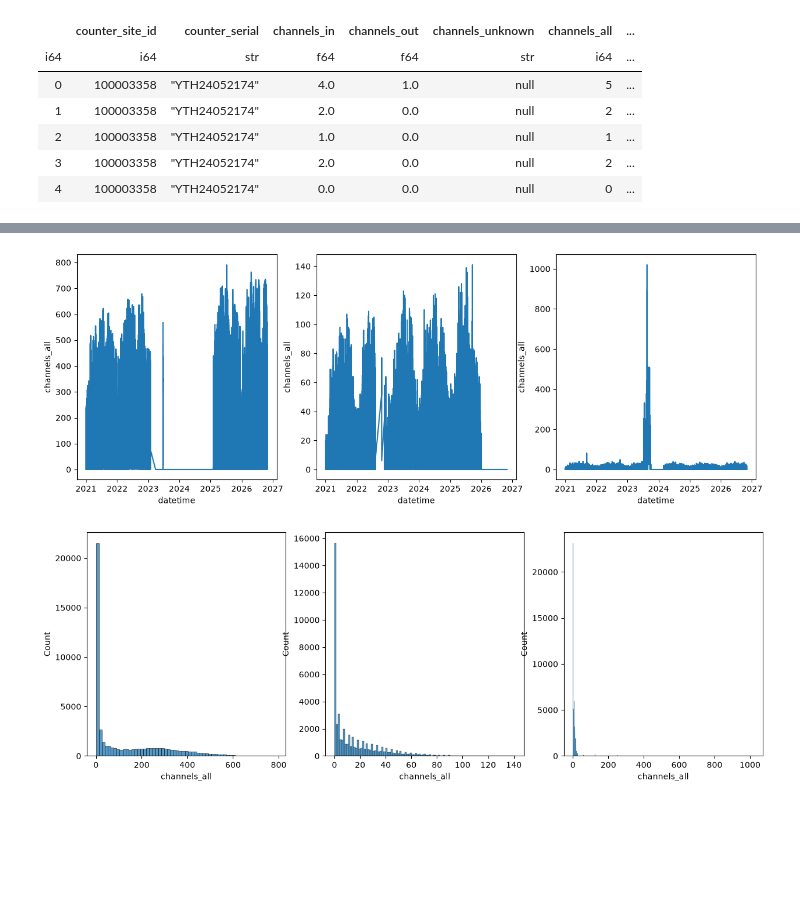
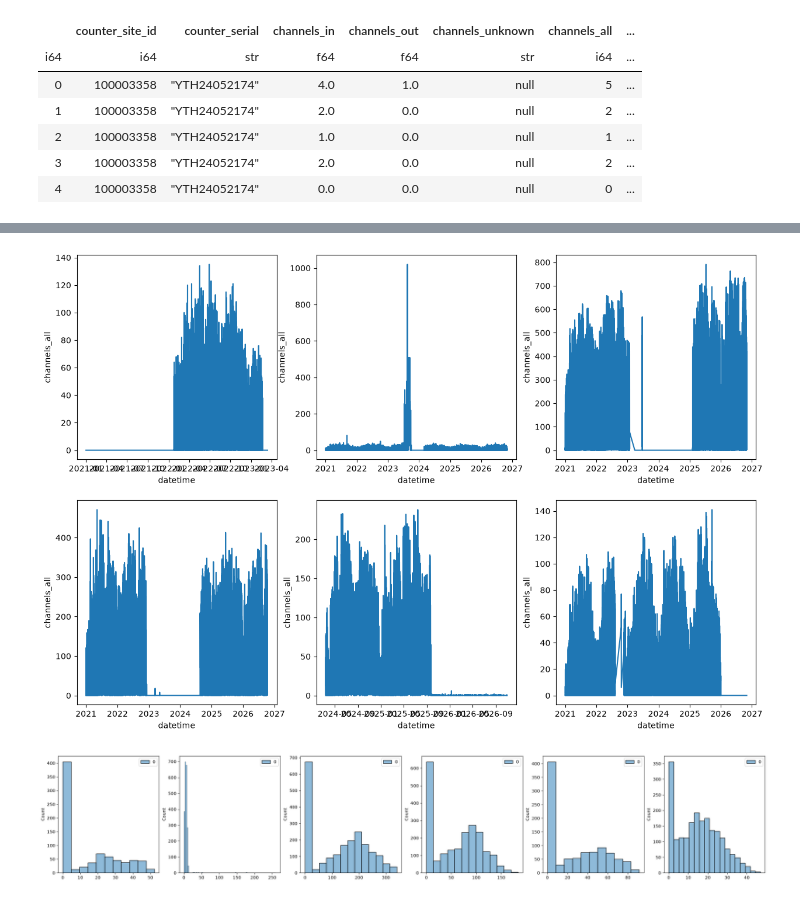
Before and after one commit to danrocag/fahrrad-analyse, a Jupyter notebook: src/fahrrad_analyse/clean.ipynb, the cells around one changed output, grey strips where cells are left out. Drawn from its saved outputs; the diff is of its cells as text; code cells hidden in the pictures; blank space fills up the shorter version.

Commit message:
Understanding problems in the data better

```diff
--- a/src/fahrrad_analyse/clean.ipynb
+++ b/src/fahrrad_analyse/clean.ipynb
@@ -50,16 +110,16 @@ shape: (3, 2)
 # %%
 N = counters_with_gaps.shape[0]
-fig, axs = plt.subplots(1, N, figsize=(5*N, 5))
+fig, axs = plt.subplots(2, 3, figsize=(5*3, 5*2))
 
 for i in range(N):
-    ax = axs[i]
+    ax = axs.flatten()[i]
     site_id, l = counters_with_gaps.row(i)
-    station = counters.filter(pl.col("counter_site_id") == site_id)
-    sns.lineplot(data=station.to_pandas(), x="datetime", y="channels_all", ax=ax)
+    station_daily_peaks = (counters.filter(pl.col("counter_site_id") == site_id))
+    sns.lineplot(data=station_daily_peaks, x="datetime", y="channels_all", ax=ax)
 
 # Clearly some counters have significant gaps, and also outliers in the upper direction which are probably measuring errors
 # %% [output]
-[figure, old version]
+[figure, new version]
 # %%
 N = counters_with_gaps.shape[0]
 fig, axs = plt.subplots(1, N, figsize=(5*N, 5))
@@ -67,9 +127,15 @@ fig, axs = plt.subplots(1, N, figsize=(5*N, 5))
 for i in range(N):
     ax = axs[i]
     site_id, l = counters_with_gaps.row(i)
-    station = counters.filter(pl.col("counter_site_id") == site_id)
-    sns.histplot(data=station.to_pandas(), x="channels_all", ax=ax)
+    station_daily_peaks = (
+        counters
+        .filter(pl.col("counter_site_id") == site_id)
+        .group_by(by=pl.col("datetime").dt.date())
+        .agg(pl.col("channels_all").mean())
+        .select(pl.col("channels_all"))
+    )
+    sns.histplot(station_daily_peaks, ax=ax)
 
-# Clearly some counters have significant gaps, and also outliers in the upper direction which are probably measuring errors
+# The daily peaks seem to be normally distributed
 # %% [output]
-[figure, old version]
+[figure, new version]
```
Also changed, not shown: parts of 12 cells of this notebook, 1 other file.
